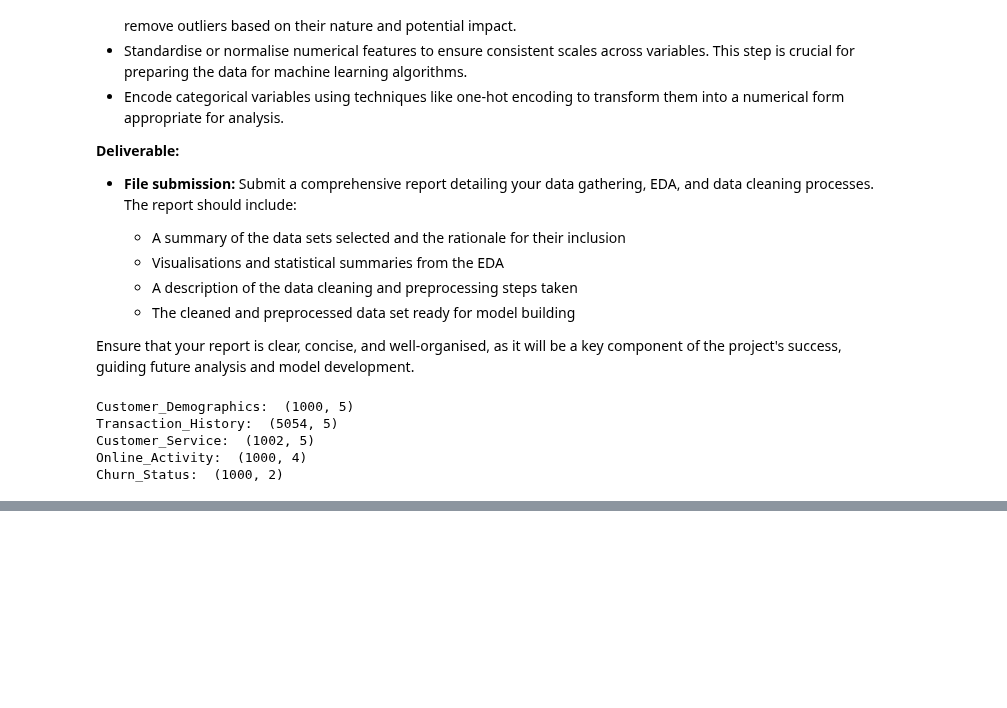
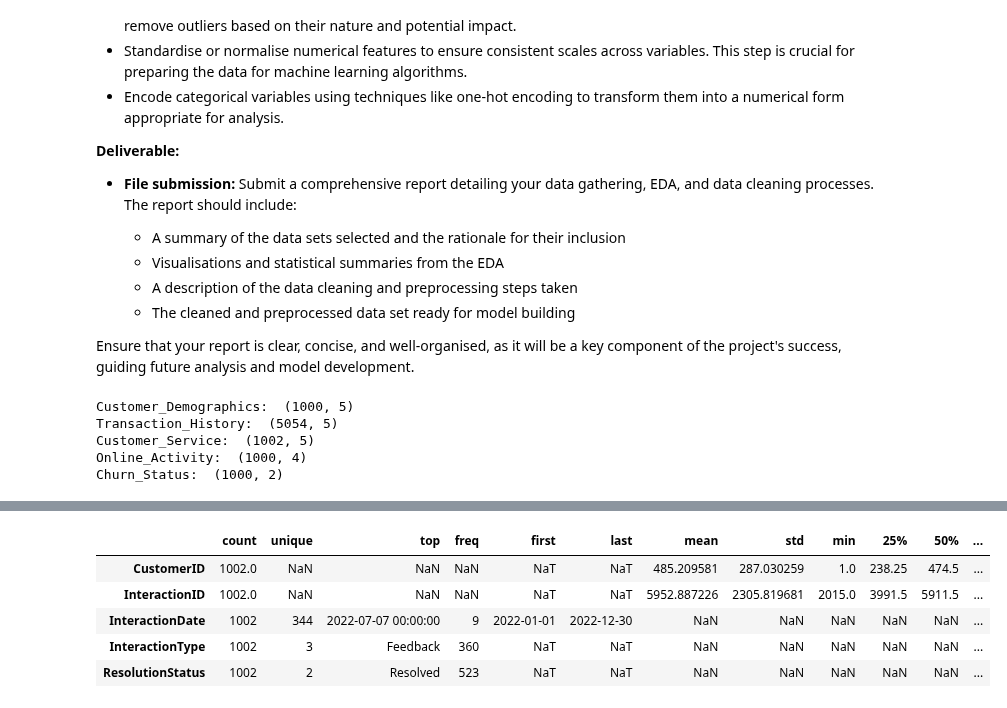
Before and after one commit to Akshay-Paunikar/Forage_Virtual_Internship_Program, a Jupyter notebook: LLYODS_BANKING_GROUP/01_Task_1_Data_gathering_and_exploratory_analysis/Task_1_Data_gathering_and_exploratory_analysis.ipynb, the cells around one changed output, grey strips where cells are left out. Saved outputs shown, nothing was run; the diff lists cells and outputs as text; code cells hidden in the pictures; blank space fills up the shorter version.

```diff
--- a/LLYODS_BANKING_GROUP/01_Task_1_Data_gathering_and_exploratory_analysis/Task_1_Data_gathering_and_exploratory_analysis.ipynb
+++ b/LLYODS_BANKING_GROUP/01_Task_1_Data_gathering_and_exploratory_analysis/Task_1_Data_gathering_and_exploratory_analysis.ipynb
@@ -234,0 +342,9 @@ Churn_Status:  (1000, 2)
+# %%
+service.describe(include='all').T
+# %% [output]
+|  | count | unique | top | freq | first | last | mean | std | min | 25% | 50% | ... |
+| CustomerID | 1002.0 | NaN | NaN | NaN | NaT | NaT | 485.209581 | 287.030259 | 1.0 | 238.25 | 474.5 | ... |
+| InteractionID | 1002.0 | NaN | NaN | NaN | NaT | NaT | 5952.887226 | 2305.819681 | 2015.0 | 3991.5 | 5911.5 | ... |
+| InteractionDate | 1002 | 344 | 2022-07-07 00:00:00 | 9 | 2022-01-01 | 2022-12-30 | NaN | NaN | NaN | NaN | NaN | ... |
+| InteractionType | 1002 | 3 | Feedback | 360 | NaT | NaT | NaN | NaN | NaN | NaN | NaN | ... |
+| ResolutionStatus | 1002 | 2 | Resolved | 523 | NaT | NaT | NaN | NaN | NaN | NaN | NaN | ... |
```
Also changed, not shown: parts of 29 cells of this notebook.
